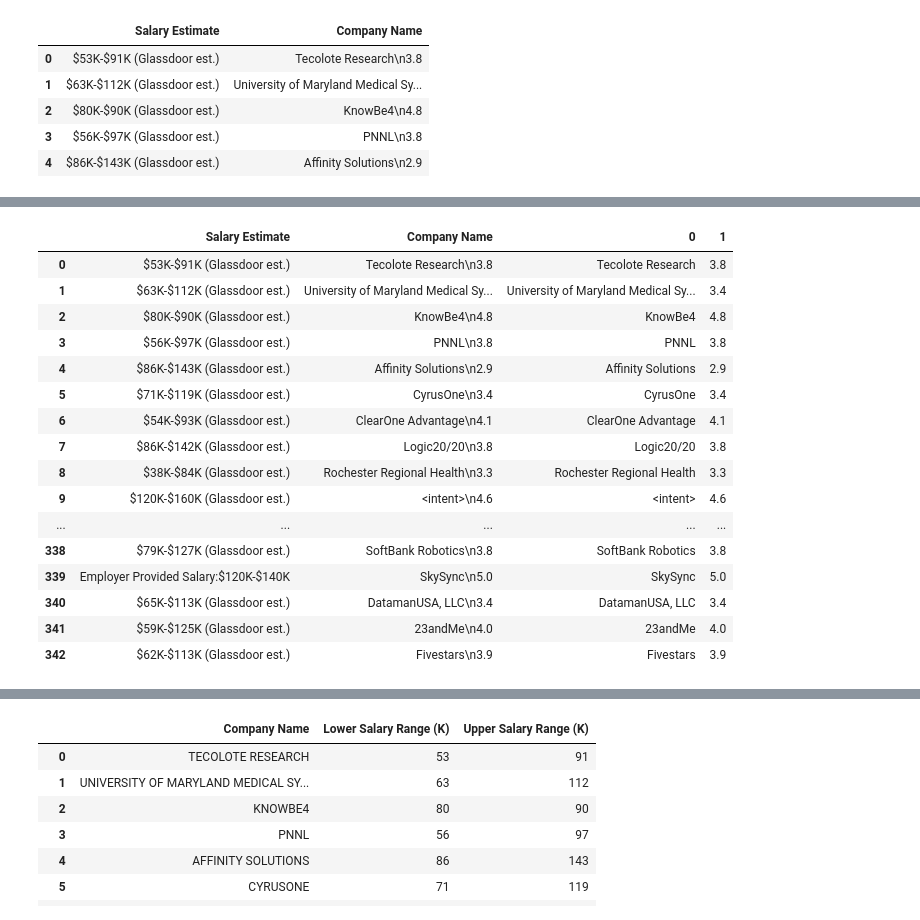
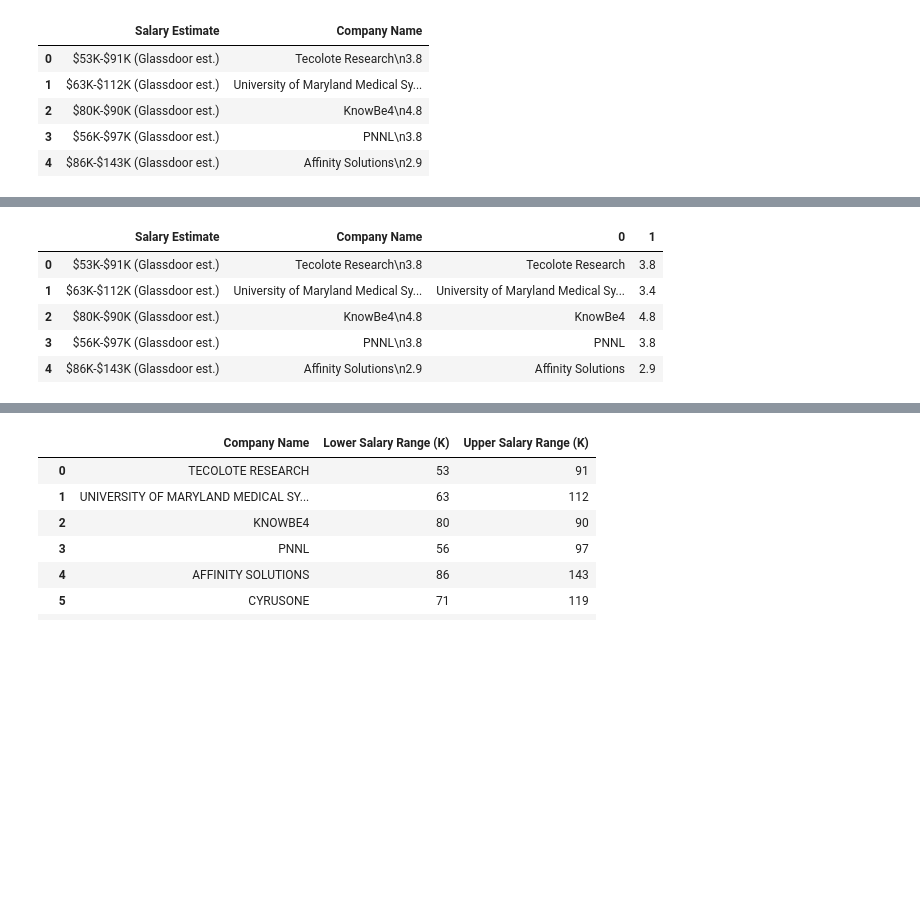
Before and after one commit to lcswsher/13_Project_2, a Jupyter notebook: Glassdoor_cleanup.ipynb, the cells around one changed output, grey strips where cells are left out. Cells and saved outputs as stored; diff of their text form; code cells hidden in the pictures; blank space fills up the shorter version.

```diff
--- a/Glassdoor_cleanup.ipynb
+++ b/Glassdoor_cleanup.ipynb
@@ -70,25 +41,14 @@ df
 df1 = df['Company Name'].str.split(pat='\n',expand=True)
 # %%
 df = pd.concat([df, df1],axis=1)
-df
+df.head()
 # %% [output]
 |  | Salary Estimate | Company Name | 0 | 1 |
 | 0 | $53K-$91K (Glassdoor est.) | Tecolote Research\n3.8 | Tecolote Research | 3.8 |
 | 1 | $63K-$112K (Glassdoor est.) | University of Maryland Medical Sy... | University of Maryland Medical Sy... | 3.4 |
 | 2 | $80K-$90K (Glassdoor est.) | KnowBe4\n4.8 | KnowBe4 | 4.8 |
 | 3 | $56K-$97K (Glassdoor est.) | PNNL\n3.8 | PNNL | 3.8 |
 | 4 | $86K-$143K (Glassdoor est.) | Affinity Solutions\n2.9 | Affinity Solutions | 2.9 |
-| 5 | $71K-$119K (Glassdoor est.) | CyrusOne\n3.4 | CyrusOne | 3.4 |
-| 6 | $54K-$93K (Glassdoor est.) | ClearOne Advantage\n4.1 | ClearOne Advantage | 4.1 |
-| 7 | $86K-$142K (Glassdoor est.) | Logic20/20\n3.8 | Logic20/20 | 3.8 |
-| 8 | $38K-$84K (Glassdoor est.) | Rochester Regional Health\n3.3 | Rochester Regional Health | 3.3 |
-| 9 | $120K-$160K (Glassdoor est.) | <intent>\n4.6 | <intent> | 4.6 |
-| ... | ... | ... | ... | ... |
-| 338 | $79K-$127K (Glassdoor est.) | SoftBank Robotics\n3.8 | SoftBank Robotics | 3.8 |
-| 339 | Employer Provided Salary:$120K-$140K | SkySync\n5.0 | SkySync | 5.0 |
-| 340 | $65K-$113K (Glassdoor est.) | DatamanUSA, LLC\n3.4 | DatamanUSA, LLC | 3.4 |
-| 341 | $59K-$125K (Glassdoor est.) | 23andMe\n4.0 | 23andMe | 4.0 |
-| 342 | $62K-$113K (Glassdoor est.) | Fivestars\n3.9 | Fivestars | 3.9 |
 # %%
 df.drop(axis=1, columns=['Company Name', 1],inplace=True)
 # %%
```
Also changed, not shown: parts of 7 cells of this notebook.
